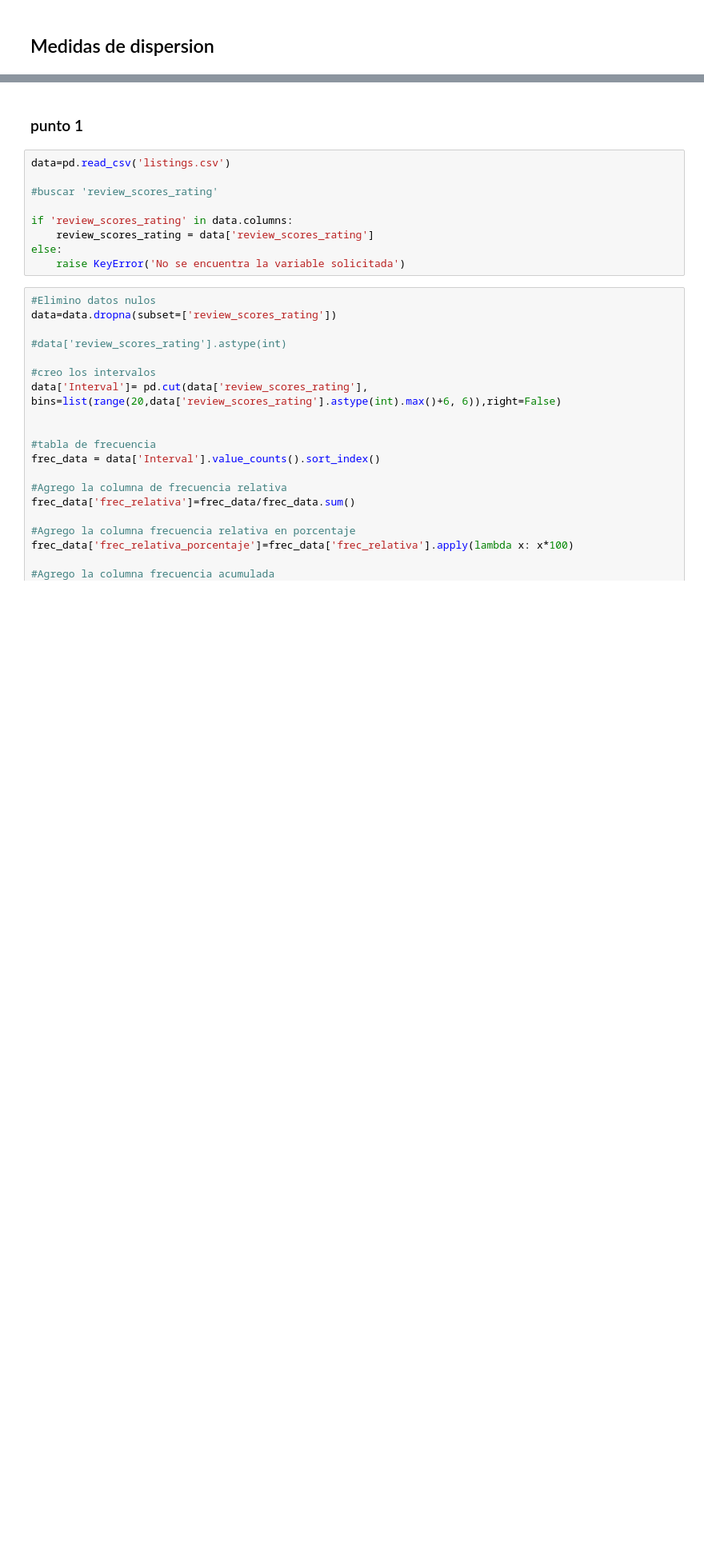
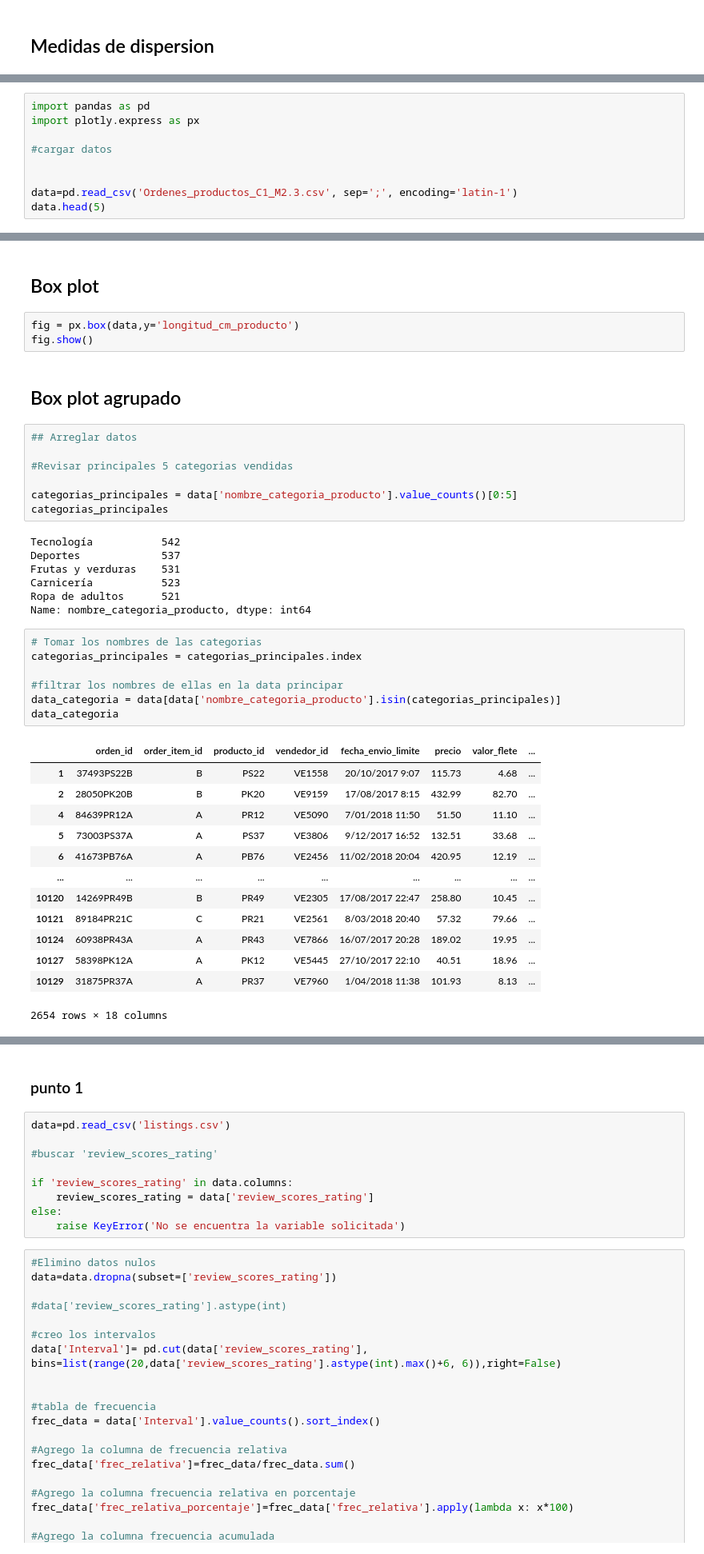
Before and after one commit to ComancheMario/Python-, a Jupyter notebook: Cursos-Py/DataSc_Spec_Andes/IntroDataSc/Semana 2/CasoRetail.ipynb, the cells around one changed output, grey strips where cells are left out. Shown at 80% size. Cells and saved outputs as stored; diff of their text form; blank space fills up the shorter version.

```diff
--- a/Cursos-Py/DataSc_Spec_Andes/IntroDataSc/Semana 2/CasoRetail.ipynb
+++ b/Cursos-Py/DataSc_Spec_Andes/IntroDataSc/Semana 2/CasoRetail.ipynb
@@ -199,0 +70,9 @@ data.describe()
+# %%
+import pandas as pd
+import plotly.express as px
+
+#cargar datos
+
+
+data=pd.read_csv('Ordenes_productos_C1_M2.3.csv', sep=';', encoding='latin-1')
+data.head(5)
@@ -199,0 +144,42 @@ data.describe()
+# %% [markdown]
+## Box plot
+# %%
+fig = px.box(data,y='longitud_cm_producto')
+fig.show()
+# %% [markdown]
+## Box plot agrupado
+# %%
+## Arreglar datos
+
+#Revisar principales 5 categorias vendidas
+
+categorias_principales = data['nombre_categoria_producto'].value_counts()[0:5]
+categorias_principales
+# %% [output]
+Tecnología           542
+Deportes             537
+Frutas y verduras    531
+Carnicería           523
+Ropa de adultos      521
+Name: nombre_categoria_producto, dtype: int64
+# %%
+# Tomar los nombres de las categorias
+categorias_principales = categorias_principales.index
+
+#filtrar los nombres de ellas en la data principar
+data_categoria = data[data['nombre_categoria_producto'].isin(categorias_principales)]
+data_categoria
+# %% [output]
+|  | orden_id | order_item_id | producto_id | vendedor_id | fecha_envio_limite | precio | valor_flete | ... |
+| 1 | 37493PS22B | B | PS22 | VE1558 | 20/10/2017 9:07 | 115.73 | 4.68 | ... |
+| 2 | 28050PK20B | B | PK20 | VE9159 | 17/08/2017 8:15 | 432.99 | 82.70 | ... |
+| 4 | 84639PR12A | A | PR12 | VE5090 | 7/01/2018 11:50 | 51.50 | 11.10 | ... |
+| 5 | 73003PS37A | A | PS37 | VE3806 | 9/12/2017 16:52 | 132.51 | 33.68 | ... |
+| 6 | 41673PB76A | A | PB76 | VE2456 | 11/02/2018 20:04 | 420.95 | 12.19 | ... |
+| ... | ... | ... | ... | ... | ... | ... | ... | ... |
+| 10120 | 14269PR49B | B | PR49 | VE2305 | 17/08/2017 22:47 | 258.80 | 10.45 | ... |
+| 10121 | 89184PR21C | C | PR21 | VE2561 | 8/03/2018 20:40 | 57.32 | 79.66 | ... |
+| 10124 | 60938PR43A | A | PR43 | VE7866 | 16/07/2017 20:28 | 189.02 | 19.95 | ... |
+| 10127 | 58398PK12A | A | PK12 | VE5445 | 27/10/2017 22:10 | 40.51 | 18.96 | ... |
+| 10129 | 31875PR37A | A | PR37 | VE7960 | 1/04/2018 11:38 | 101.93 | 8.13 | ... |
+2654 rows × 18 columns
```
Also changed, not shown: parts of 38 cells of this notebook.
